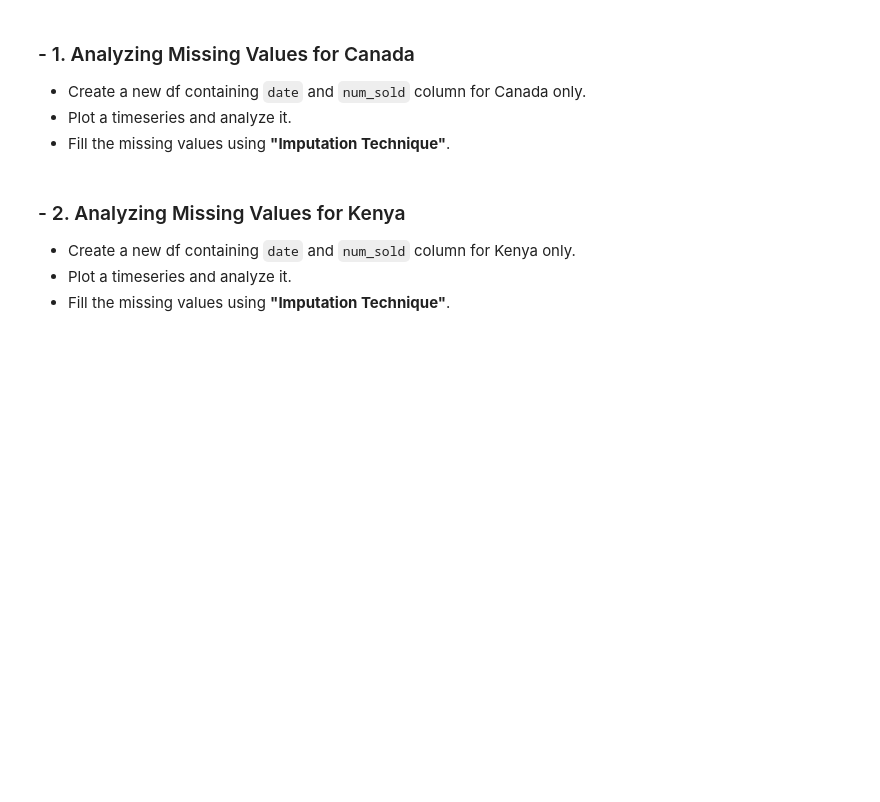
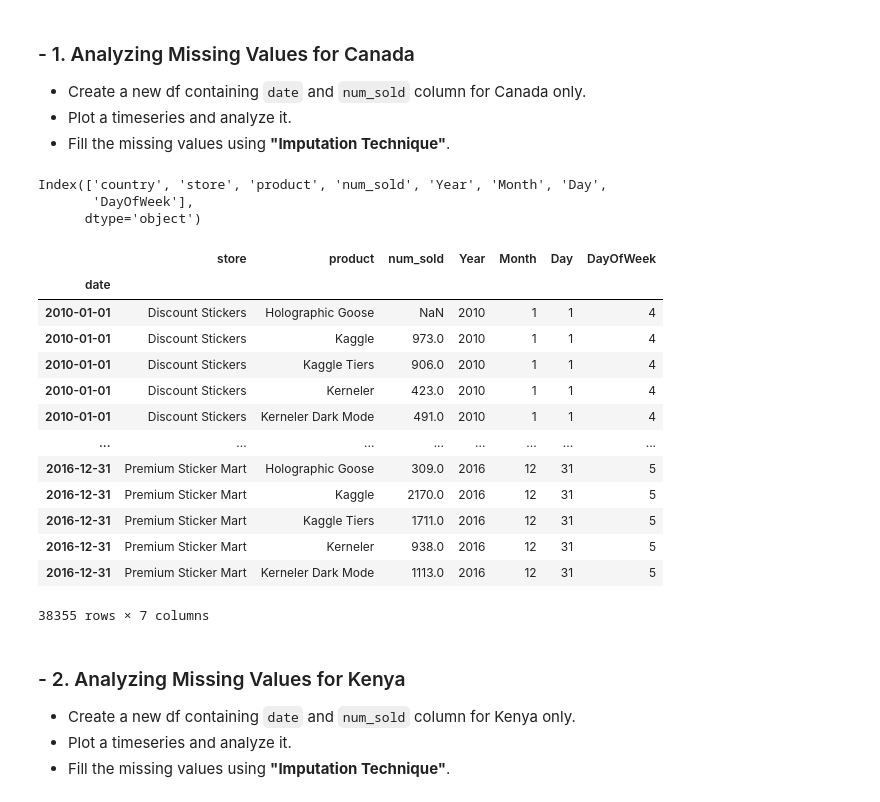
Before and after one commit to tselane2110/ML-Specialization, a Jupyter notebook: StickerSalesForecasting.ipynb, the cells around one changed output. Cells and saved outputs as stored; diff of their text form; code cells hidden in the pictures; blank space fills up the shorter version.

```diff
--- a/StickerSalesForecasting.ipynb
+++ b/StickerSalesForecasting.ipynb
@@ -211,3 +237,31 @@ dtype: int64}
+# %%
+df.columns
+# %% [output]
+Index(['country', 'store', 'product', 'num_sold', 'Year', 'Month', 'Day',
+       'DayOfWeek'],
+      dtype='object')
+# %%
+# analyzing missing values for Canada
+
+cols = ['store', 'product', 'num_sold', 'Year', 'Month', 'Day', 'DayOfWeek']
+
+df_canada = df.loc[df['country'] == 'Canada', cols]
+df_canada
+# %% [output]
+|  | store | product | num_sold | Year | Month | Day | DayOfWeek |
+| date |  |  |  |  |  |  |  |
+| 2010-01-01 | Discount Stickers | Holographic Goose | NaN | 2010 | 1 | 1 | 4 |
+| 2010-01-01 | Discount Stickers | Kaggle | 973.0 | 2010 | 1 | 1 | 4 |
+| 2010-01-01 | Discount Stickers | Kaggle Tiers | 906.0 | 2010 | 1 | 1 | 4 |
+| 2010-01-01 | Discount Stickers | Kerneler | 423.0 | 2010 | 1 | 1 | 4 |
+| 2010-01-01 | Discount Stickers | Kerneler Dark Mode | 491.0 | 2010 | 1 | 1 | 4 |
+| ... | ... | ... | ... | ... | ... | ... | ... |
+| 2016-12-31 | Premium Sticker Mart | Holographic Goose | 309.0 | 2016 | 12 | 31 | 5 |
+| 2016-12-31 | Premium Sticker Mart | Kaggle | 2170.0 | 2016 | 12 | 31 | 5 |
+| 2016-12-31 | Premium Sticker Mart | Kaggle Tiers | 1711.0 | 2016 | 12 | 31 | 5 |
+| 2016-12-31 | Premium Sticker Mart | Kerneler | 938.0 | 2016 | 12 | 31 | 5 |
+| 2016-12-31 | Premium Sticker Mart | Kerneler Dark Mode | 1113.0 | 2016 | 12 | 31 | 5 |
+38355 rows × 7 columns
 # %% [markdown]
 ### - 2. Analyzing Missing Values for Kenya
 
```
Also changed, not shown: parts of 15 cells of this notebook.
